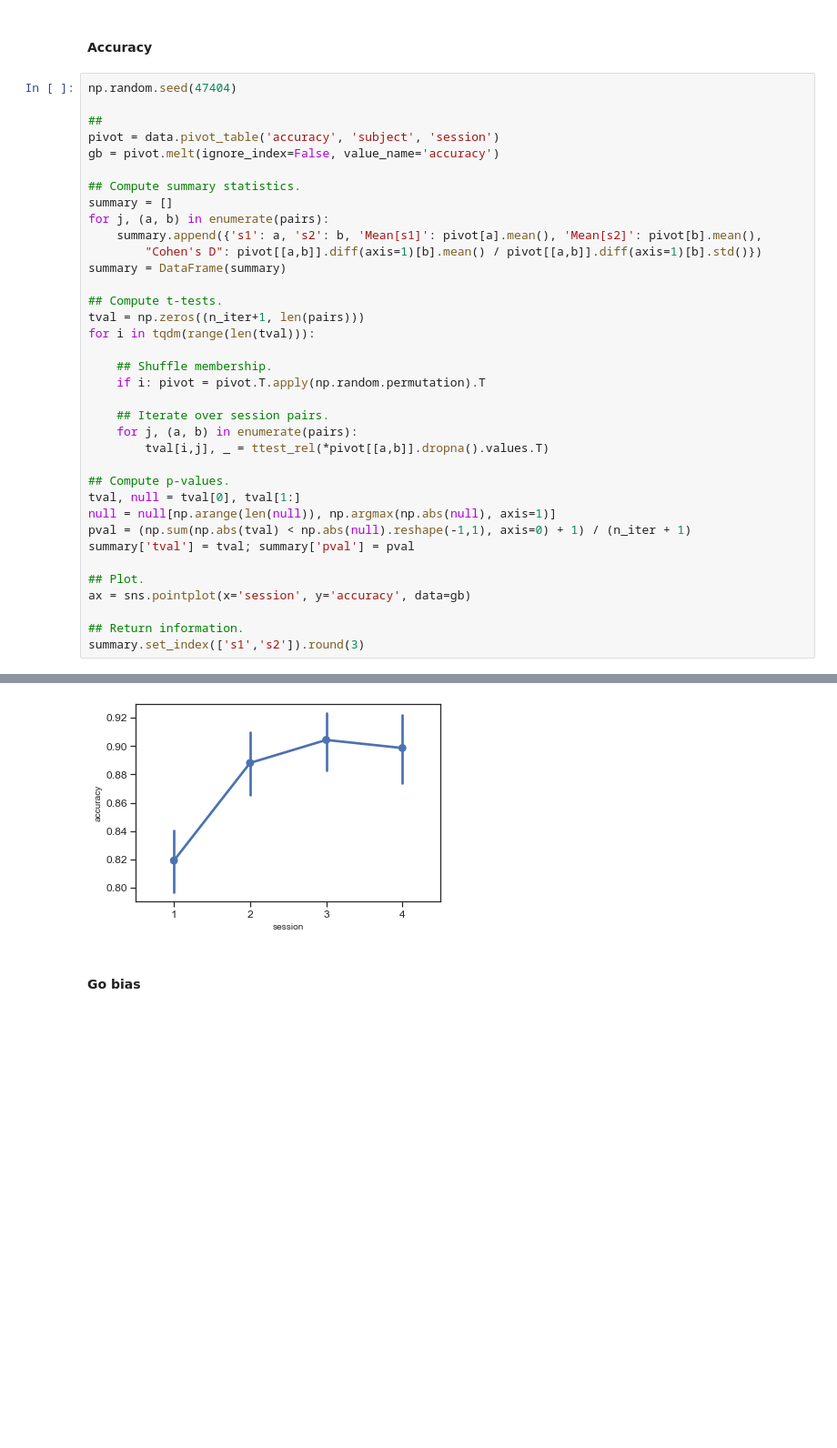
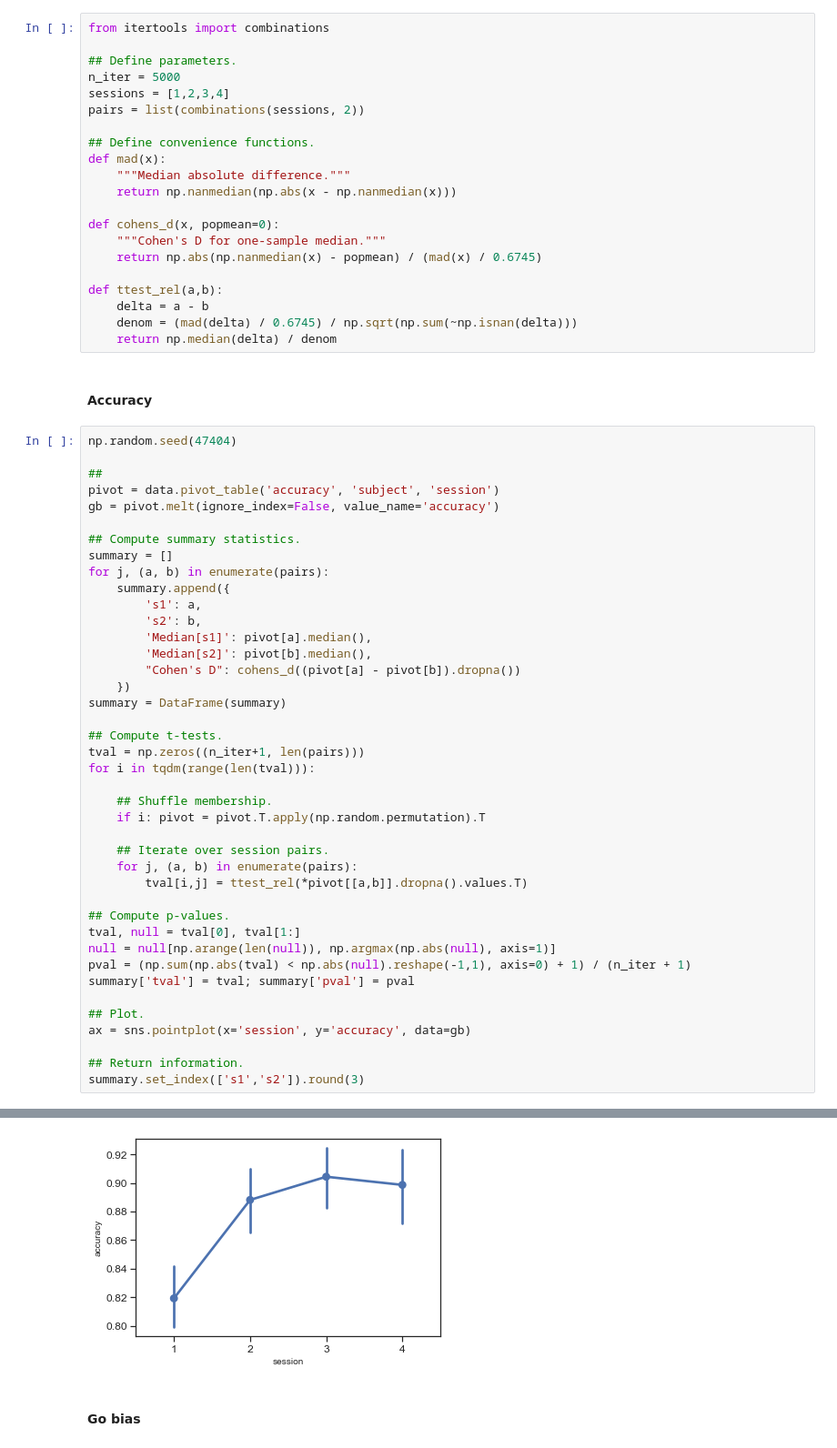
Before and after one commit to nivlab/RobotFactory, a Jupyter notebook: study01/02_Descriptive.ipynb, the cells around one changed output, grey strips where cells are left out. Shown at 91% size. Saved outputs shown, nothing was run; the diff lists cells and outputs as text; blank space fills up the shorter version.

```diff
--- a/study01/02_Descriptive.ipynb
+++ b/study01/02_Descriptive.ipynb
@@ -63,3 +57,24 @@ n_iter = 5000
+# %%
+from itertools import combinations
+
+## Define parameters.
+n_iter = 5000
+sessions = [1,2,3,4]
+pairs = list(combinations(sessions, 2))
+
+## Define convenience functions.
+def mad(x):
+    """Median absolute difference."""
+    return np.nanmedian(np.abs(x - np.nanmedian(x)))
+
+def cohens_d(x, popmean=0):
+    """Cohen's D for one-sample median."""
+    return np.abs(np.nanmedian(x) - popmean) / (mad(x) / 0.6745)
+
+def ttest_rel(a,b):
+    delta = a - b
+    denom = (mad(delta) / 0.6745) / np.sqrt(np.sum(~np.isnan(delta)))
+    return np.median(delta) / denom
 # %% [markdown]
 #### Accuracy
 # %%
@@ -72,8 +87,13 @@ gb = pivot.melt(ignore_index=False, value_name='accuracy')
 ## Compute summary statistics.
 summary = []
 for j, (a, b) in enumerate(pairs):
-    summary.append({'s1': a, 's2': b, 'Mean[s1]': pivot[a].mean(), 'Mean[s2]': pivot[b].mean(),
-        "Cohen's D": pivot[[a,b]].diff(axis=1)[b].mean() / pivot[[a,b]].diff(axis=1)[b].std()})
+    summary.append({
+        's1': a,
+        's2': b,
+        'Median[s1]': pivot[a].median(),
+        'Median[s2]': pivot[b].median(),
+        "Cohen's D": cohens_d((pivot[a] - pivot[b]).dropna())
+    })
 summary = DataFrame(summary)
 
 ## Compute t-tests.
@@ -85,7 +105,7 @@ for i in tqdm(range(len(tval))):
 
     ## Iterate over session pairs.
     for j, (a, b) in enumerate(pairs):
-        tval[i,j], _ = ttest_rel(*pivot[[a,b]].dropna().values.T)
+        tval[i,j] = ttest_rel(*pivot[[a,b]].dropna().values.T)
 
 ## Compute p-values.
 tval, null = tval[0], tval[1:]
@@ -110,3 +130,3 @@ summary.set_index(['s1','s2']).round(3)
-[figure, old version]
+[figure, new version]
 # %% [markdown]
 #### Go bias
```
Also changed, not shown: parts of 11 cells of this notebook, 5 other files.
